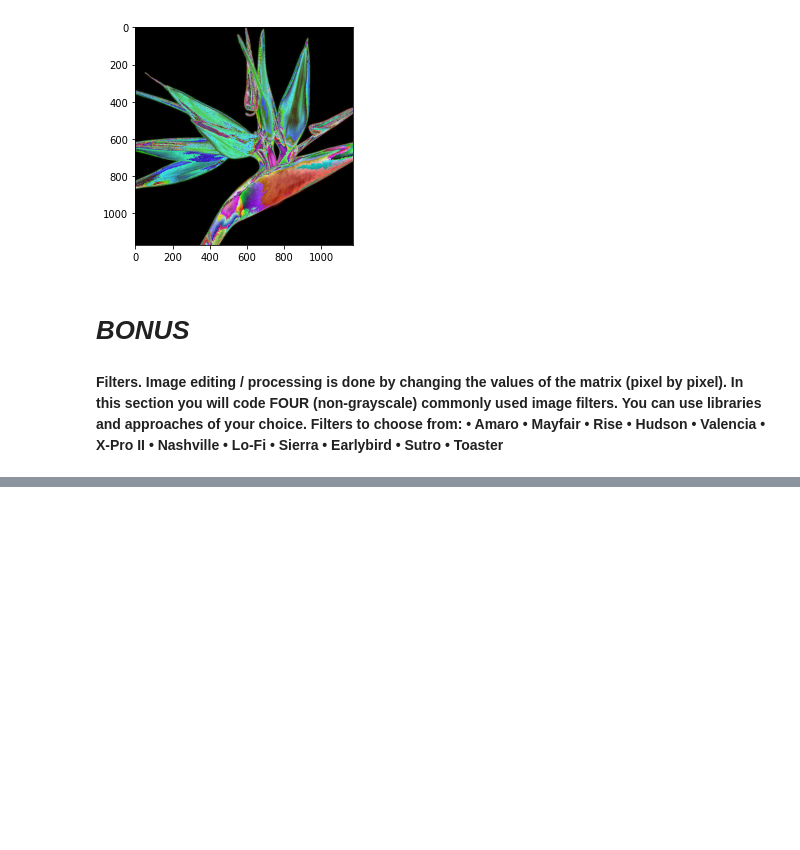
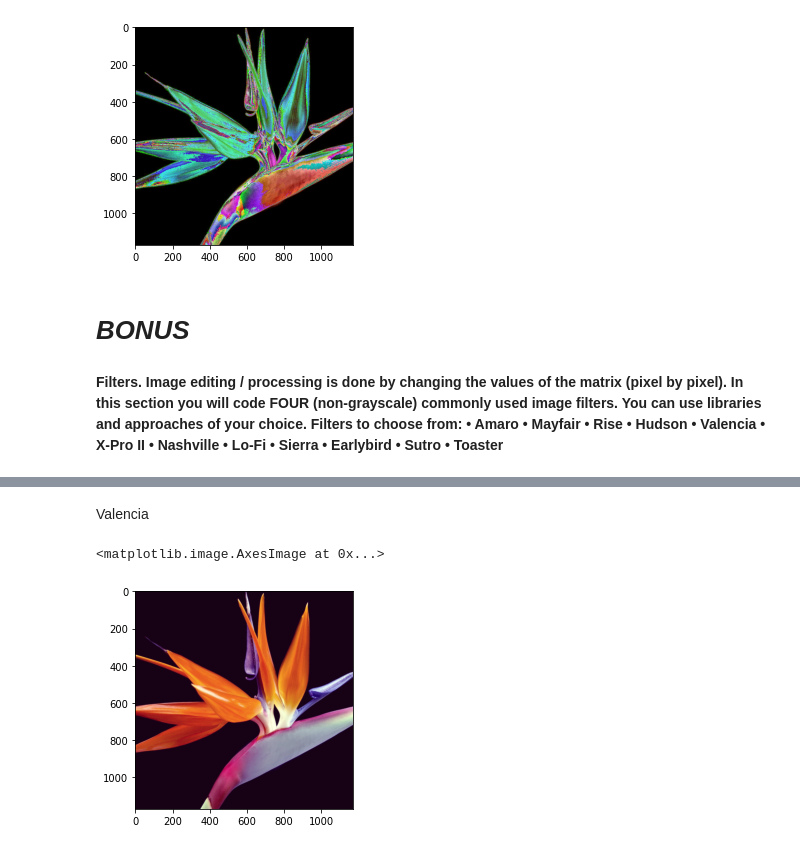
Before and after one commit to mpatrini7/DataLAB42, a Jupyter notebook: Week2/Week2.ipynb, the cells around one changed output, grey strips where cells are left out. Saved outputs shown, nothing was run; the diff lists cells and outputs as text; code cells hidden in the pictures; blank space fills up the shorter version.

```diff
--- a/Week2/Week2.ipynb
+++ b/Week2/Week2.ipynb
@@ -234,0 +265,7 @@ Filters to choose from: • Amaro • Mayfair • Rise
+# %% [markdown]
+Valencia
+# %%
+plt.imshow(pilgram.valencia(img))
+# %% [output]
+<matplotlib.image.AxesImage at 0x...>
+[figure, added]
```
Also changed, not shown: parts of 23 cells of this notebook.
